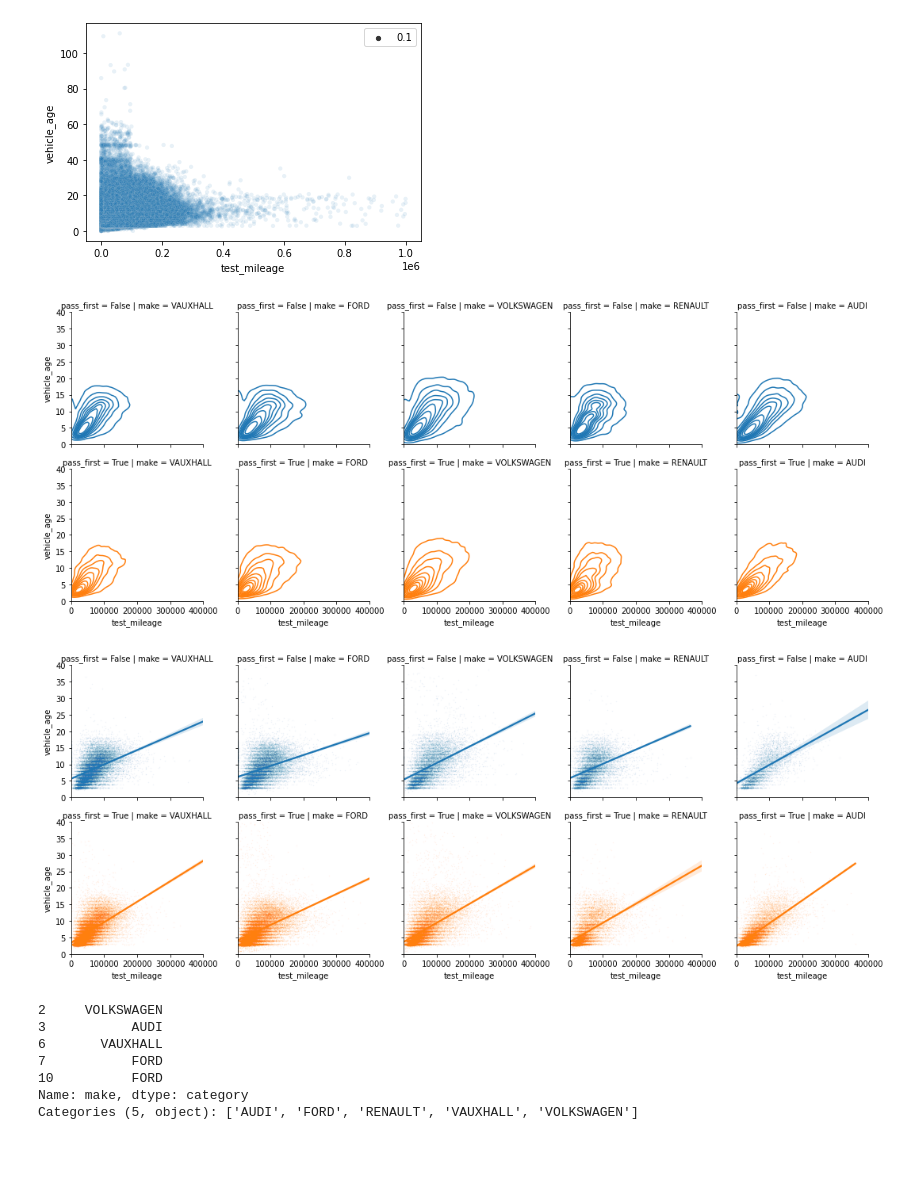
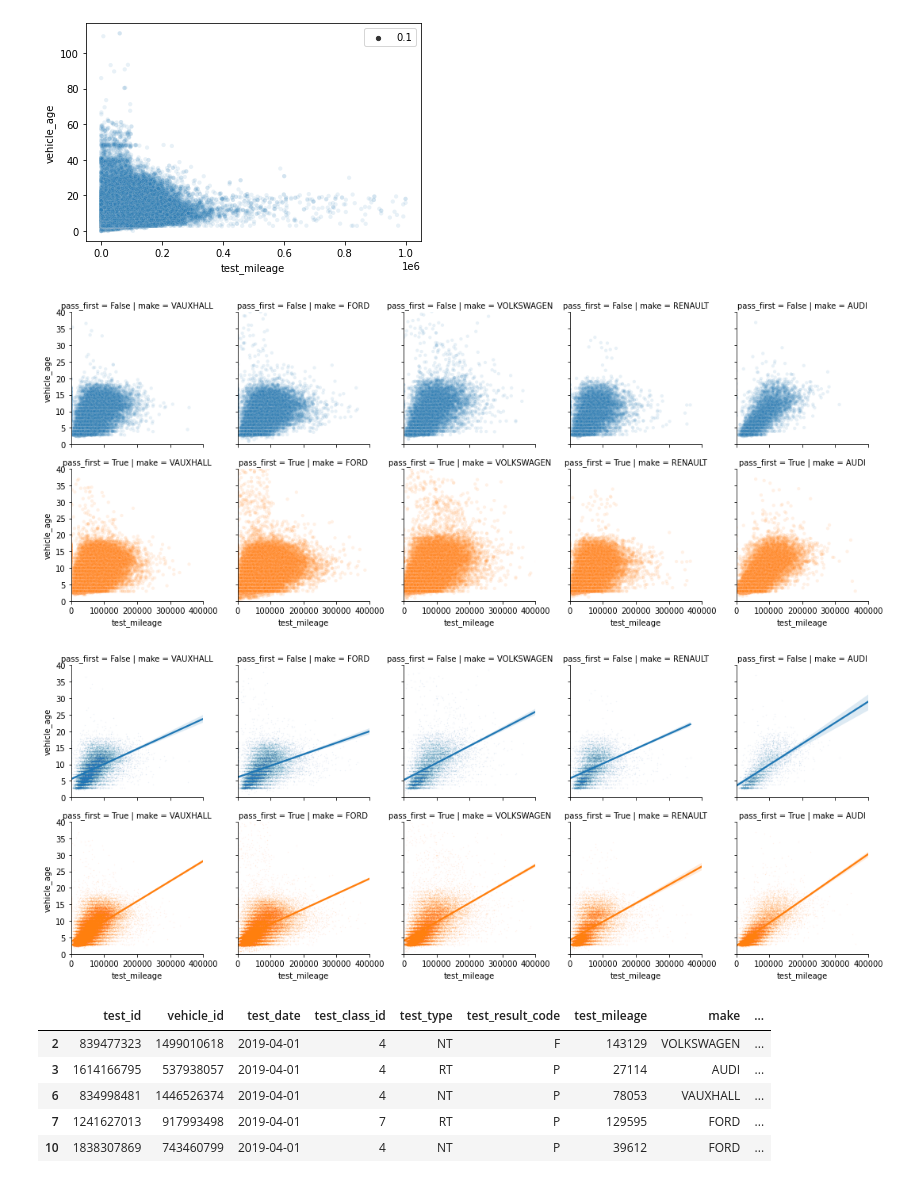
Before and after one commit to adin786/mot-data, a Jupyter notebook: mot_analysis.ipynb, the cells around one changed output. Saved outputs shown, nothing was run; the diff lists cells and outputs as text; code cells hidden in the pictures; blank space fills up the shorter version.

```diff
--- a/mot_analysis.ipynb
+++ b/mot_analysis.ipynb
@@ -282,34 +281,27 @@ sns.scatterplot(data=df, x='test_mileage', y='vehicle_age', alpha=0.1, size=0.1)
 # %%
 # Try a facet plot but across the top 5 vehicle makes
 df_m = df[df.make.isin(top5makes_list)]
 df_m.make.cat.remove_unused_categories(inplace=True)
 # print(df_m.make.value_counts())
 
 g = sns.FacetGrid(df_m, hue='pass_first', col='make', col_order=top5makes_list, row='pass_first', ylim=(0,40), xlim=(0,400000))
-# g.map(sns.scatterplot, 'test_mileage', 'vehicle_age', alpha=0.1, size=1);
-g.map(sns.kdeplot, 'test_mileage', 'vehicle_age');
+g.map(sns.scatterplot, 'test_mileage', 'vehicle_age', alpha=0.1, size=1);
+# g.map(sns.kdeplot, 'test_mileage', 'vehicle_age');
 # %% [output]
-[figure, old version]
+[figure, new version]
 # %%
-# Try a facet plot but across the top 5 vehicle makes
-df_m = df[df.make.isin(top5makes_list)]
-df_m.make.cat.remove_unused_categories(inplace=True)
-# print(df_m.make.value_counts())
-
 g = sns.FacetGrid(df_m, hue='pass_first', col='make', col_order=top5makes_list, row='pass_first', ylim=(0,40), xlim=(0,400000))
-# g.map(sns.scatterplot, 'test_mileage', 'vehicle_age', alpha=0.1, size=1);
 g.map(sns.regplot, 'test_mileage', 'vehicle_age', scatter_kws=dict(alpha=0.1, s=0.1));
 # %% [output]
-[figure, old version]
+[figure, new version]
 # %%
-df_m.make.head(5)
+df_m.head(5)
 # %% [output]
-2     VOLKSWAGEN
-3           AUDI
-6       VAUXHALL
-7           FORD
-10          FORD
-Name: make, dtype: category
-Categories (5, object): ['AUDI', 'FORD', 'RENAULT', 'VAUXHALL', 'VOLKSWAGEN']
+|  | test_id | vehicle_id | test_date | test_class_id | test_type | test_result_code | test_mileage | make | ... |
+| 2 | 839477323 | 1499010618 | 2019-04-01 | 4 | NT | F | 143129 | VOLKSWAGEN | ... |
+| 3 | 1614166795 | 537938057 | 2019-04-01 | 4 | RT | P | 27114 | AUDI | ... |
+| 6 | 834998481 | 1446526374 | 2019-04-01 | 4 | NT | P | 78053 | VAUXHALL | ... |
+| 7 | 1241627013 | 917993498 | 2019-04-01 | 7 | RT | P | 129595 | FORD | ... |
+| 10 | 1838307869 | 743460799 | 2019-04-01 | 4 | NT | P | 39612 | FORD | ... |
 # %%
 #sns.pairplot(df_s[['vehicle_age','test_mileage','cylinder_capacity','test_result_code']],
```
Also changed, not shown: parts of 39 cells of this notebook.
